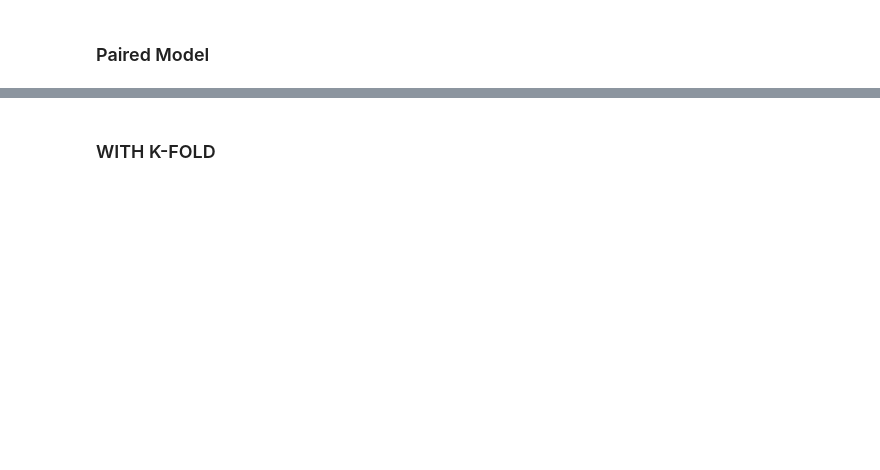
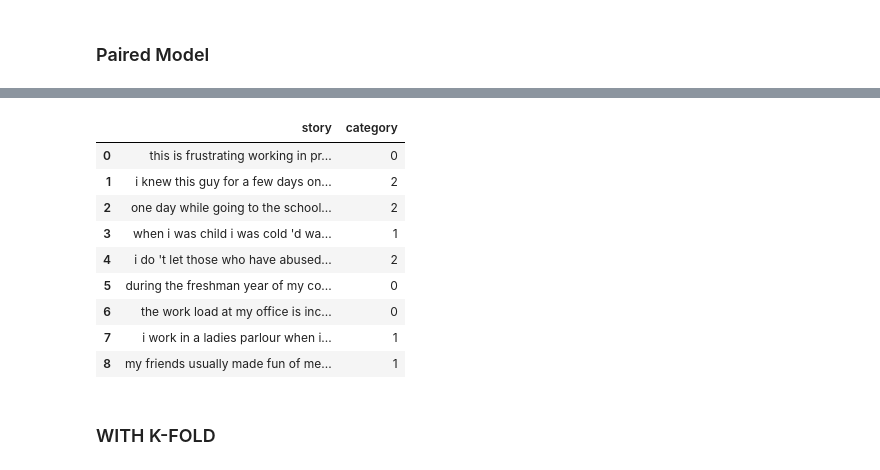
Before and after one commit to alcatraz47/Story-categorization-using-NLP, a Jupyter notebook: doc2vec_with_kfold.ipynb, the cells around one changed output, grey strips where cells are left out. Cells and saved outputs as stored; diff of their text form; code cells hidden in the pictures; blank space fills up the shorter version.

```diff
--- a/doc2vec_with_kfold.ipynb
+++ b/doc2vec_with_kfold.ipynb
@@ -501,0 +636,36 @@ weighted avg       0.89      0.89      0.89        54
+# %%
+print('Work Stress:')
+f1 = 'This is frustrating, working in projects that are done but I have to work more frequently I have to work again and again. Last night, I almost lost my sense due to immense pressure at this work. This morning I could not take my breakfast properly also could not sleep properly the whole night as I had to stay awake till dawn for this work.'
+print(f1+"\n")
+
+print('Sexual Harassment:')
+f2 = 'I knew this guy for a few days. One day we met and he hit up on be and told me to get physical with him which I found so offensive. I tried to avoid him but he got my number and kept calling me again and again to meet up with me telling that he was sorry for last incident. I told him not to call me but he didn\'t listen to me. He also texted me adult jokes and the words in those jokes are quite inappropriate.'
+print(f2+"\n")
+
+print("Sexual Harassment:")
+f3 = 'One day while going to the school I suddenly heard a whistle and saw some boys looking at me and their inappropriate gesture shivered me to the core. I also heard them whispering dirty talks behind me. They followed me to the school. After break, while I was returning from school I found those bastards got arrested while they started to tease a girl in front of a police car without noticing that car.'
+print(f3+"\n")
+
+print("Bullying:")
+f4 = 'When I was child, I was cold \'dwarf\' as I was quite shorter than others. I did not pay any attention to those but it hurt when my elder brother and sister irritated me by saying shorty also. The bullying continued till my 8th grade and then I started to grow quite a lot and now I am one of the tallest member in my family but I will forever remember those irritating days.'
+print(f4+"\n")
+
+print("Sexual Harassment:")
+f5 = "I don't let those who have abused me have control over me anymore. I lost control of my life just about 7 years ago. I went through things no little girl should at 13... 14... 15... 16... 17... Everytime I'd face one thing another terrible thing would happen. I wanted to stop fighting with everything I had; But I didn't. I kept sleeping on it and pushing through everything. Now im here... Engaged, have my own home with my fiance, and graduated with my associates degree in baking and pastry. I no longer fear to leave the house or go to work. I have done everything I said i'd never be able to. Even though it still gets overwhelming and scary I did it. My demons don't own me anymore."
+print(f5+"\n")
+
+print("Work Stress: ")
+f6 = "During the freshman year of my college, I could not catch the lessons that were taught in the class whatsoever. I could not prpare my homeworks properly. I thought it is my own fault but eventually I realized the journey, toll of huge homeworks, and dealing with bronchitis which I have been suffering from since my childhood eventually giving me stress and the pressure was going on and on. I could not pay attention to anyone. Later on I took a year break and returned to college which eventually helped me achieving good grade in HSC."
+print(f6 + "\n")
+
+print("Work Stress: ")
+f7 = "The work load at my office is increasing day by day. It is causing me problem. Almost everyday I have to face nausea and I get panick attack quite often. My co-workers are dealing with stress quite good which also gives me pressure that I am not suitable to work here. The ongoing pressure on me will eventually break me apart I am sure but I cannot quit the job as I am not that financially okay."
+print(f7+"\n")
+
+print("Bullying: ")
+f8 = "I work in a ladies parlour. When I was new to my office I had a toxic relationship with one of my co-workers. She always tried to find fault in my works and usually critisized me in front of other co-workers. This type of bullying continued untill one day she got caught stealing customer's money without their consent. After she left, everyone kind of got releaved as they also could not keep up with her."
+print(f8+"\n")
+
+print("Bullying: ")
+f9 = "My friends usually made fun of me for my stammer. When they start make fun of me my problem increased which eventually led me to get stressed and I end up crying and running away from them. This mental torture continued till my high school until one teacher stood beside me and helped me to overcome my problem. I will forever remember those days in my life."
+print(f9+"\n")
@@ -501,0 +690,6 @@ weighted avg       0.89      0.89      0.89        54
+# %%
+extra_test = [f1, f2, f3, f4, f5, f6, f7, f8, f9]
+extra_category = [0, 2, 2, 1, 2, 0, 0, 1, 1]
+# %%
+extra_test = list(zip(extra_test,extra_category))
+extra_test = pd.DataFrame(extra_test, columns=['story', 'category'])
@@ -501,0 +731,14 @@ weighted avg       0.89      0.89      0.89        54
+# %%
+extra_test['story'] = extra_test['story'].apply(cleanText)
+extra_test.head(9)
+# %% [output]
+|  | story | category |
+| 0 | this is frustrating working in pr... | 0 |
+| 1 | i knew this guy for a few days on... | 2 |
+| 2 | one day while going to the school... | 2 |
+| 3 | when i was child i was cold 'd wa... | 1 |
+| 4 | i do 't let those who have abused... | 2 |
+| 5 | during the freshman year of my co... | 0 |
+| 6 | the work load at my office is inc... | 0 |
+| 7 | i work in a ladies parlour when i... | 1 |
+| 8 | my friends usually made fun of me... | 1 |
```
Also changed, not shown: parts of 84 cells of this notebook.
